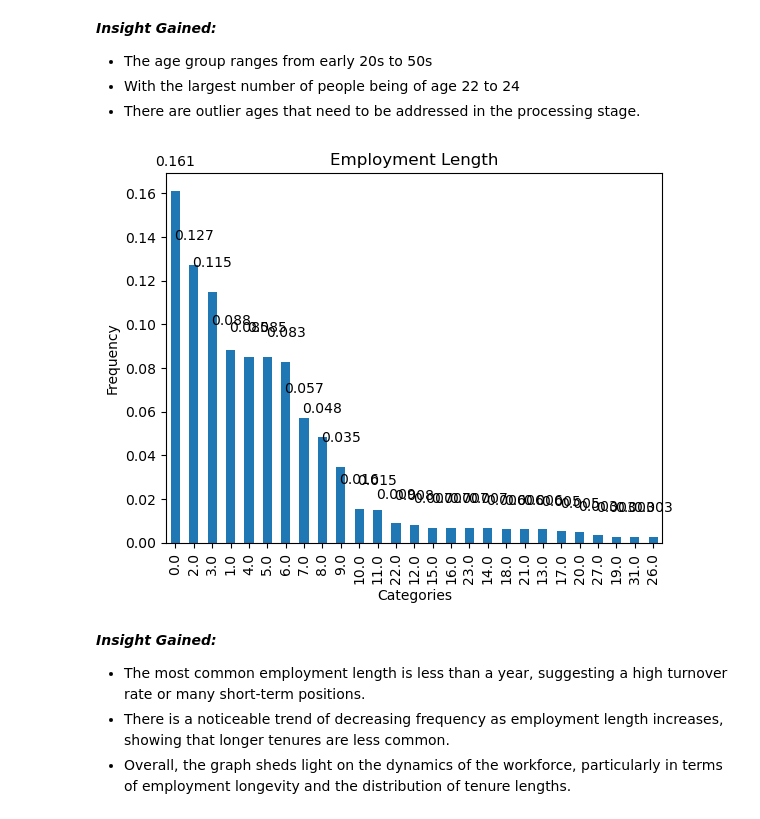
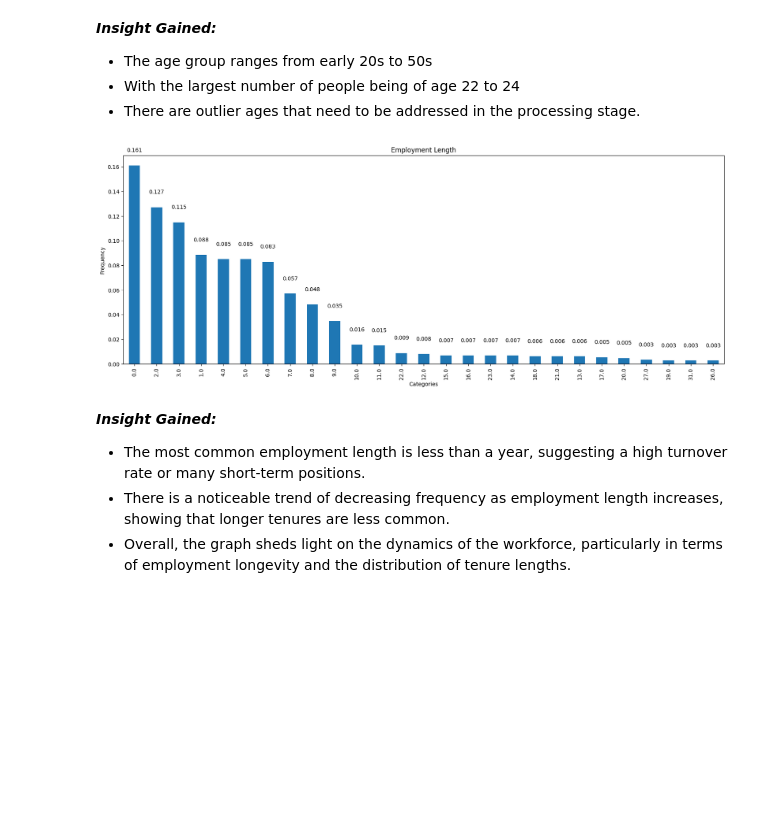
Before and after one commit to Zoe21354/MLG382_GroupF_CYOProject, a Jupyter notebook: Notebooks/Creditworthiness Assessment and Risk Analysis for Loan Default Prediction.ipynb, the cells around one changed output. Cells and saved outputs as stored; diff of their text form; code cells hidden in the pictures; blank space fills up the shorter version.

```diff
--- a/Notebooks/Creditworthiness Assessment and Risk Analysis for Loan Default Prediction.ipynb
+++ b/Notebooks/Creditworthiness Assessment and Risk Analysis for Loan Default Prediction.ipynb
@@ -188,13 +187,14 @@ plt.show()
 - There are outlier ages that need to be addressed in the processing stage.
 # %%
 #person_emp_length
+plt.figure(figsize=(20, 7))
 count =raw_data_copy['person_emp_length'].value_counts('normalize = True')
 chart = count.plot.bar(title='Employment Length', xlabel = 'Categories', ylabel = 'Frequency')
 for i, v in enumerate(count):
     chart.text(i, v + 0.01, str(round(v, 3)), ha='center', va='bottom')
 plt.show()
 # %% [output]
-[figure, old version]
+[figure, new version]
 # %% [markdown]
 ***Insight Gained:***
 - The most common employment length is less than a year, suggesting a high turnover rate or many short-term positions.
```
Also changed, not shown: parts of 17 cells of this notebook.
